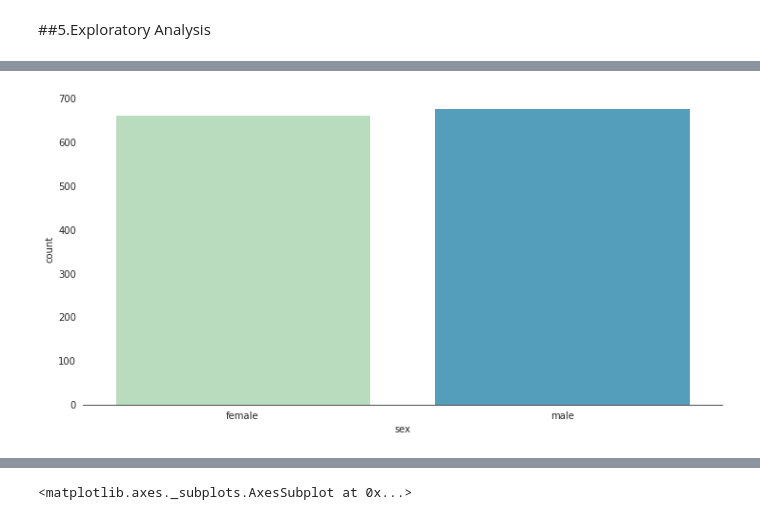
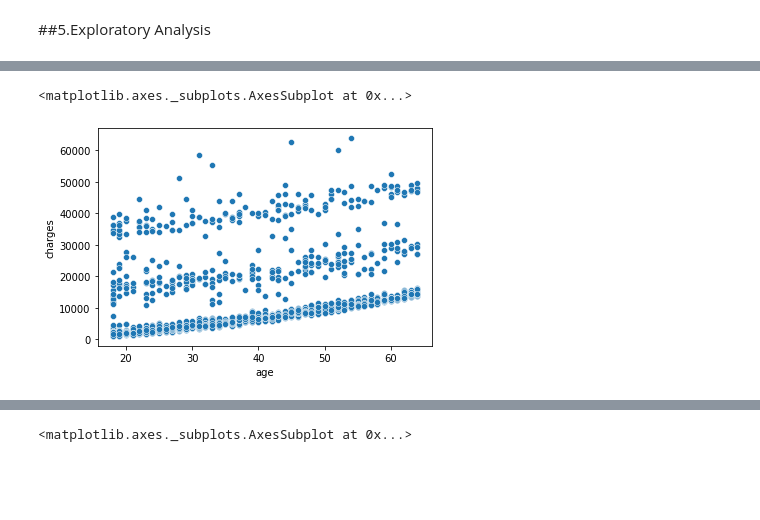
Before and after one commit to karan51ngh/machineLearning, a Jupyter notebook: supportVectorModel/supportVectorModel.ipynb, the cells around one changed output, grey strips where cells are left out. Cells and saved outputs as stored; diff of their text form; code cells hidden in the pictures; blank space fills up the shorter version.

```diff
--- a/supportVectorModel/supportVectorModel.ipynb
+++ b/supportVectorModel/supportVectorModel.ipynb
@@ -118,7 +142,10 @@ df.head()
+# %%
+sns.scatterplot(x = 'age', y = 'charges', data =df) #so we see that with age charges are increasing
+# %% [output]
+<matplotlib.axes._subplots.AxesSubplot at 0x...>
+[figure, added]
 # %%
-plt.figure(figsize = (12,6))
-sns.set_style('white')
-sns.countplot(x='sex', data= df, palette = 'GnBu')
-sns.despine(left = True)
+# plt.figure(figsize = (12,6))
+# sns.set_style('white')
+# sns.boxplot(x='sex', y= 'charges', data = df, palette ='GnBu', hue = 'smoker')
+# sns.despine(left = True)
-# %% [output]
-[figure, removed]
```
Also changed, not shown: parts of 37 cells of this notebook.
